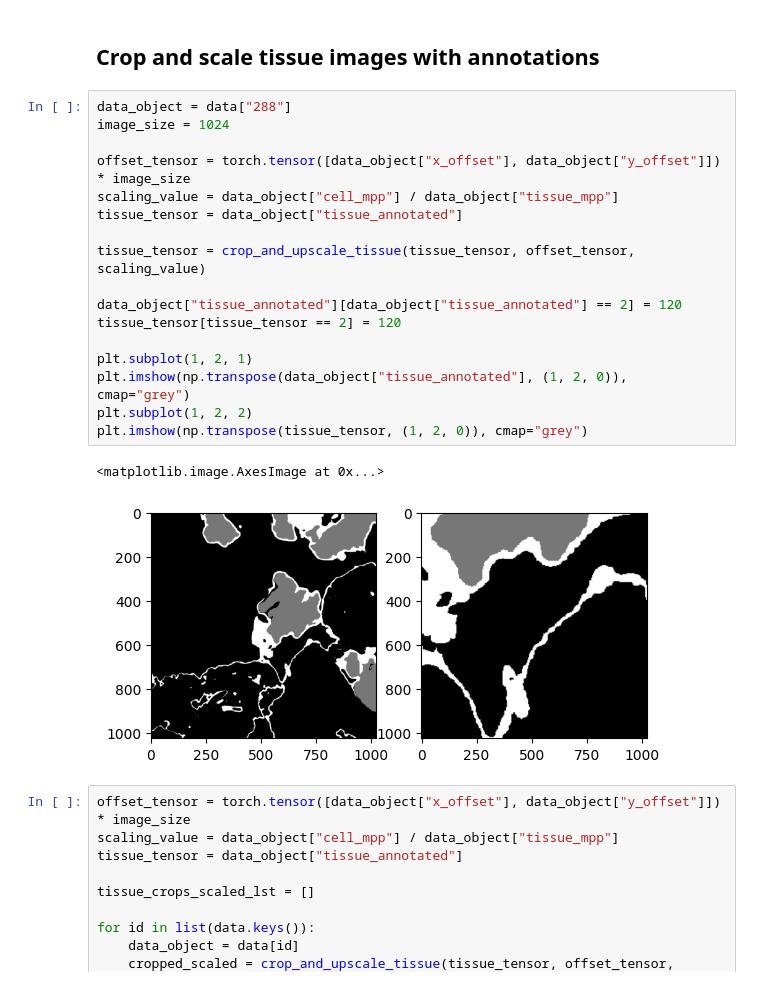
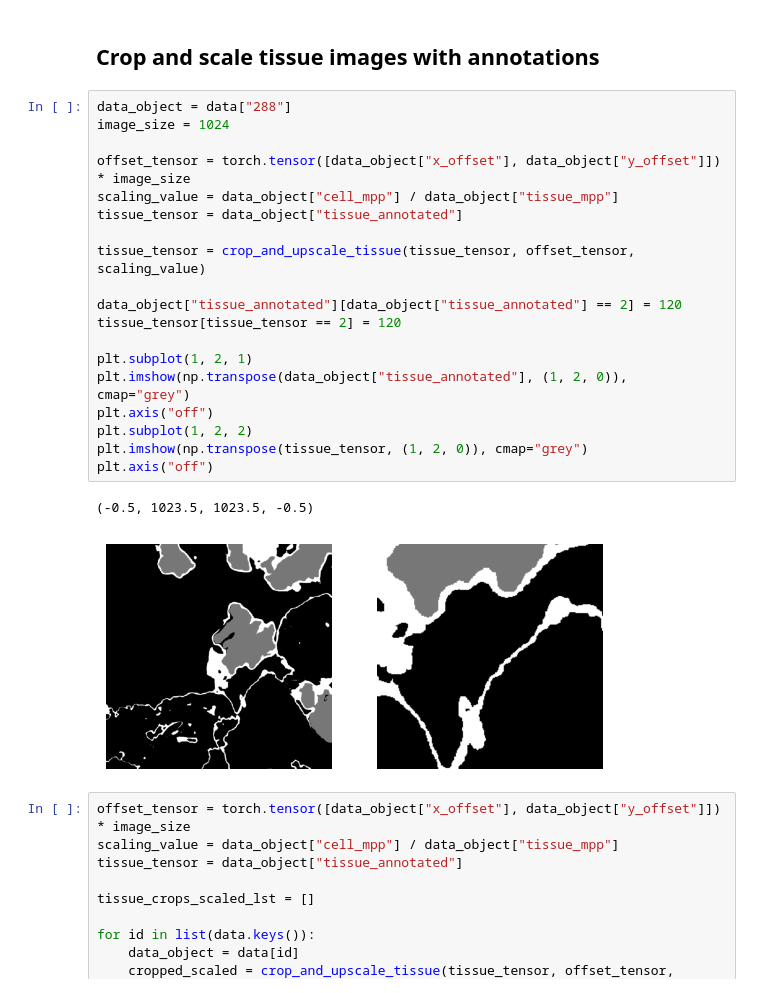
Before and after one commit to bendikgh/histopathology_segmentation, a Jupyter notebook: eda.ipynb, the cells around one changed output. Saved outputs shown, nothing was run; the diff lists cells and outputs as text.

```diff
--- a/eda.ipynb
+++ b/eda.ipynb
@@ -151,23 +151,25 @@ print(537 + 126)
 # %%
 data_object = data["288"]
 image_size = 1024
 
 offset_tensor = torch.tensor([data_object["x_offset"], data_object["y_offset"]]) * image_size
 scaling_value = data_object["cell_mpp"] / data_object["tissue_mpp"]
 tissue_tensor = data_object["tissue_annotated"]
 
 tissue_tensor = crop_and_upscale_tissue(tissue_tensor, offset_tensor, scaling_value)
 
 data_object["tissue_annotated"][data_object["tissue_annotated"] == 2] = 120
 tissue_tensor[tissue_tensor == 2] = 120
 
 plt.subplot(1, 2, 1)
 plt.imshow(np.transpose(data_object["tissue_annotated"], (1, 2, 0)), cmap="grey")
+plt.axis("off")
 plt.subplot(1, 2, 2)
 plt.imshow(np.transpose(tissue_tensor, (1, 2, 0)), cmap="grey")
+plt.axis("off")
 # %% [output]
-<matplotlib.image.AxesImage at 0x...>
+(-0.5, 1023.5, 1023.5, -0.5)
-[figure, old version]
+[figure, new version]
 # %%
 offset_tensor = torch.tensor([data_object["x_offset"], data_object["y_offset"]]) * image_size
 scaling_value = data_object["cell_mpp"] / data_object["tissue_mpp"]
```
